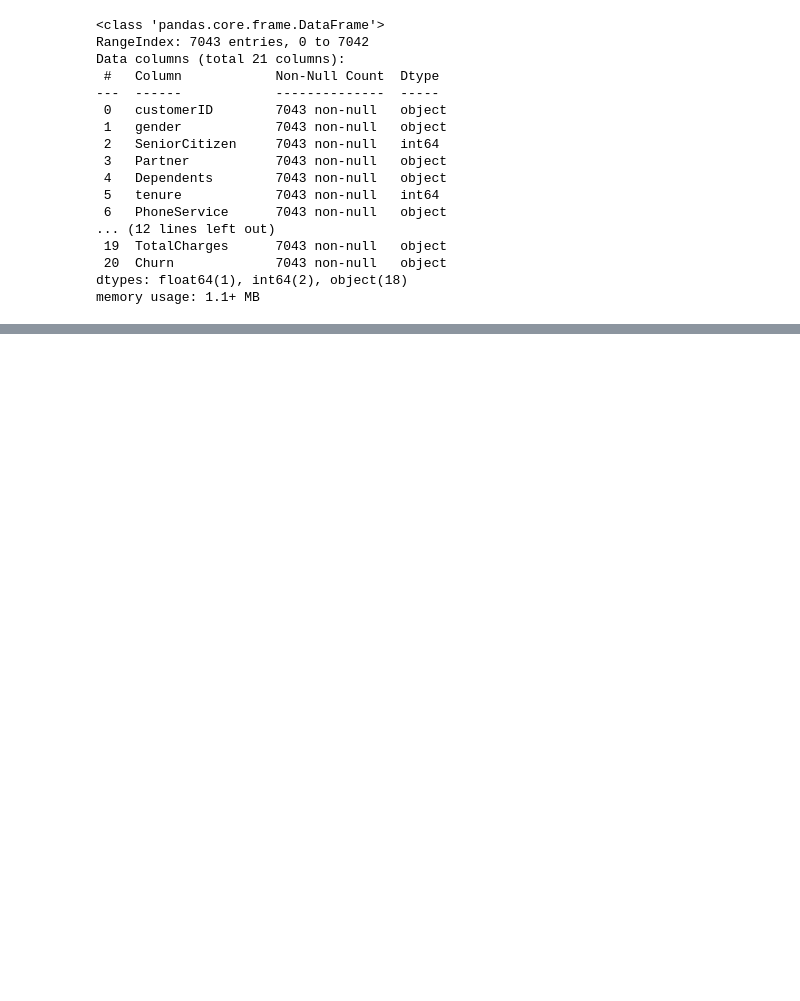
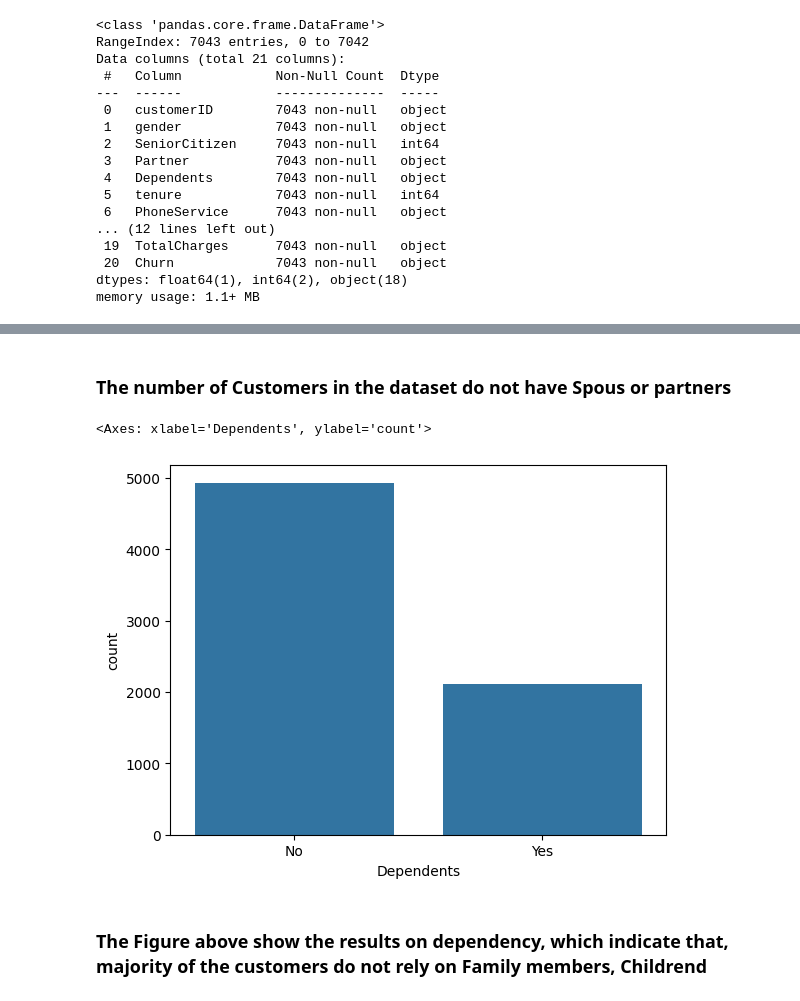
Before and after one commit to anushiny-cedrick/customer-churn, a Jupyter notebook: customer-churn/churn.ipynb, the cells around one changed output, grey strips where cells are left out. Saved outputs shown, nothing was run; the diff lists cells and outputs as text; code cells hidden in the pictures; blank space fills up the shorter version.

```diff
--- a/customer-churn/churn.ipynb
+++ b/customer-churn/churn.ipynb
@@ -43,0 +68,9 @@ Name: count, dtype: int64
+# %% [markdown]
+### The number of Customers in the dataset do not have Spous or partners
+# %%
+sns.countplot(x= "Dependents", data=data)
+# %% [output]
+<Axes: xlabel='Dependents', ylabel='count'>
+[figure, added]
+# %% [markdown]
+### The Figure above show the results on dependency, which indicate that, majority of the customers do not rely on Family members, Childrend
```
Also changed, not shown: parts of 8 cells of this notebook.
